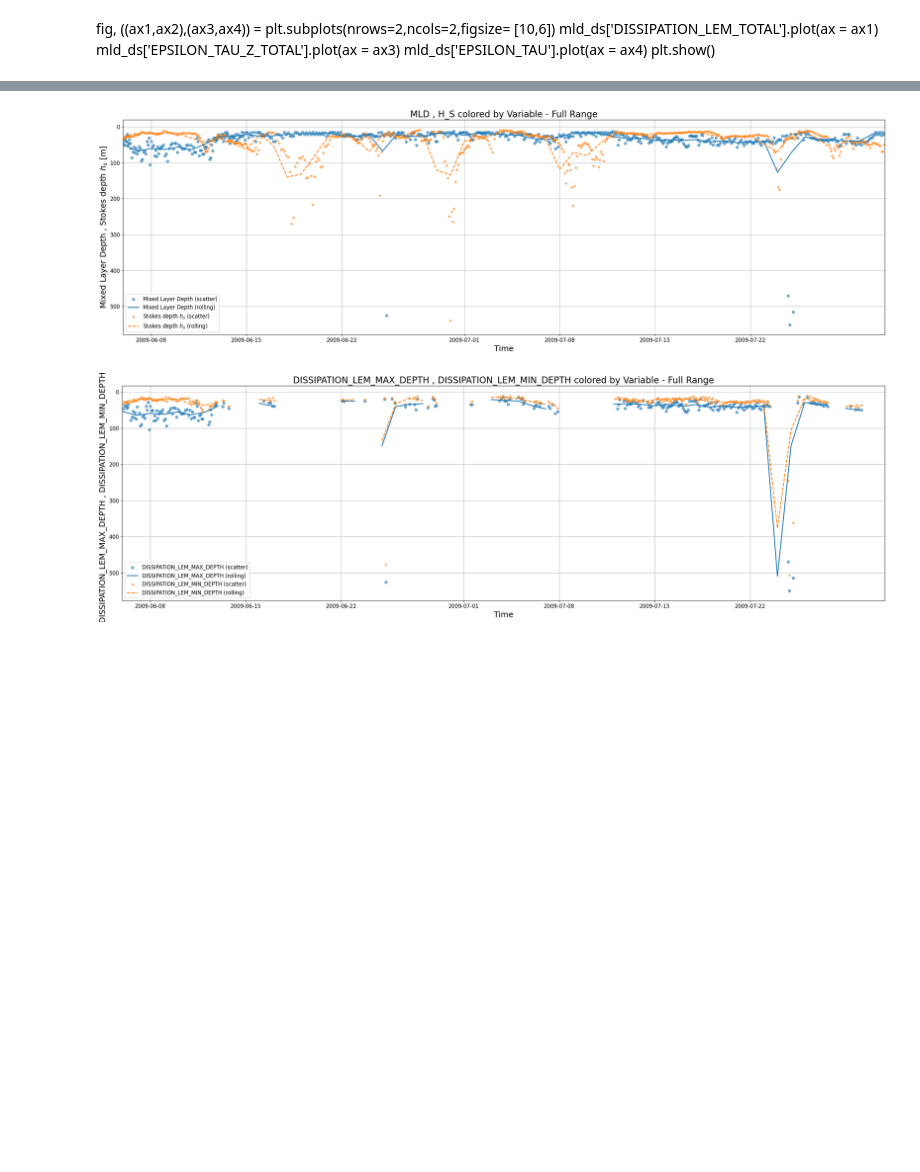
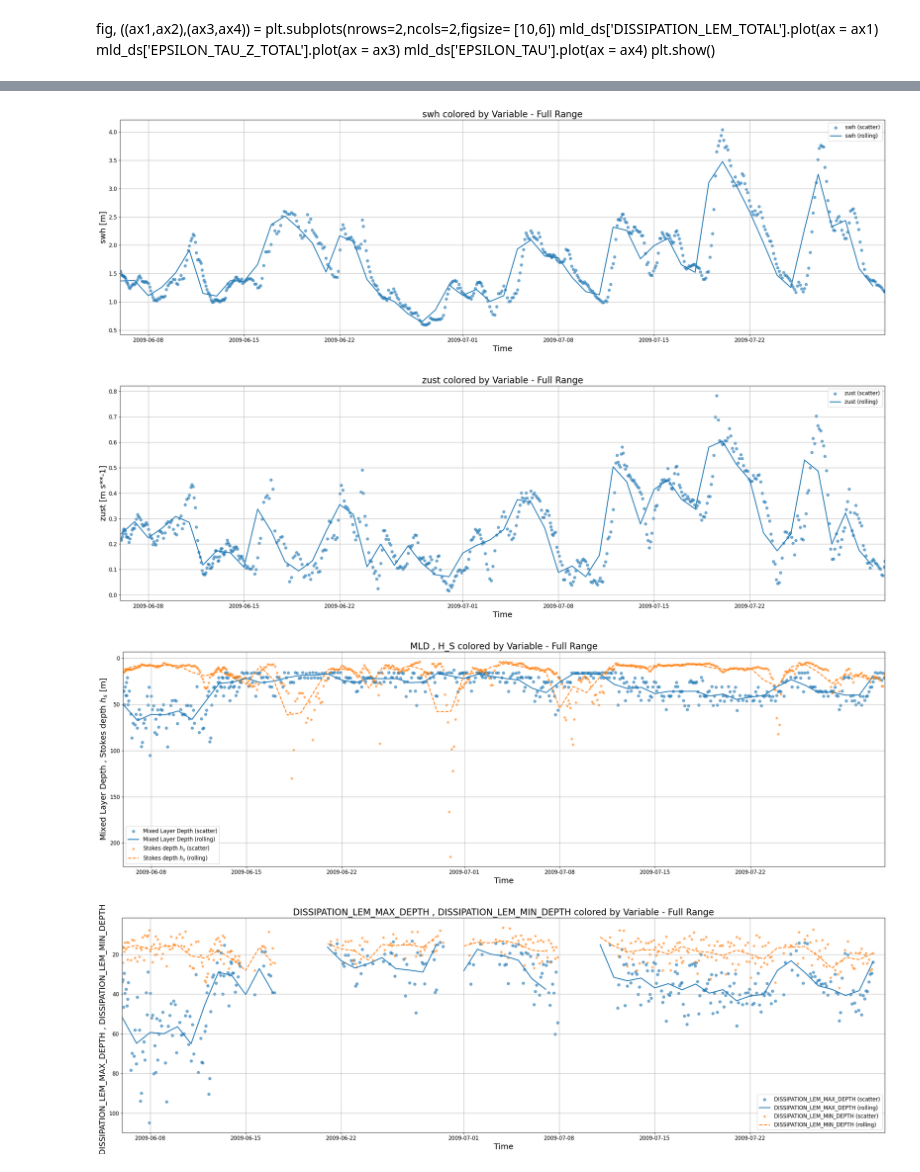
Before and after one commit to tillmrtz/dissipationSML, a Jupyter notebook: notebooks/dissipation_one_glider.ipynb, the cells around one changed output, grey strips where cells are left out. Drawn from its saved outputs; the diff is of its cells as text; code cells hidden in the pictures; blank space fills up the shorter version.

```diff
--- a/notebooks/dissipation_one_glider.ipynb
+++ b/notebooks/dissipation_one_glider.ipynb
@@ -283,0 +579,5 @@ fig, axs = plotting.plot_section(ds_binned, vars=['DISSIPATION_LEM_LOG'], v_res=
+# %%
+mld_th = tools.compute_mld(ds,'SIGMA_T',method = 'threshold', threshold=0.03, use_bins=True, binning = 5)
+#mld_CR = tools.compute_mld(ds,'SIGMA_1',method = 'CR', threshold=-2, use_bins=True, binning = 5)
+importlib.reload(utilities)
+mld_ds = utilities.df_to_ds(mld_th,folder = selected_glider['mission'],glider_name= selected_glider['glider'])
@@ -283,0 +602,6 @@ fig, axs = plotting.plot_section(ds_binned, vars=['DISSIPATION_LEM_LOG'], v_res=
+# %%
+fig, ax = plotting.plot_section(ds, vars=['SIGTHETA'], v_res=10, mld_df = mld_th, levels=True)
+fig, ax = plotting.plot_section(ds, vars=['SIGTHETA'], v_res=10, mld_df = mld_CR, levels=True)
+ax[-1].legend(loc = 'lower left')
+#fig.set_size_inches(16, 8)
+plt.show()
@@ -316,2 +615,0 @@ def add_epsilon_tau(ds, mld_ds):
-# %%
-ds_binned = add_epsilon_tau(ds_binned,mld_ds)
@@ -335,8 +717,7 @@ mld_ds = tools.match_era5_to_mld(mld_ds, ds_ERA5,lon_range=0.25,lat_range=0.25,t
 mld_ds = tools.add_hs(mld_ds)
 # %%
-importlib.reload(tools)
 H_S = mld_ds['H_S'].values
-mld_ds = tools.integrate_in_mld(ds_binned, mld_ds, ['DISSIPATION_LEM'],min_depth=H_S)
-#mld_ds = tools.integrate_in_mld(ds_binned, mld_ds, ['EPSILON_TAU_Z'], min_depth=mld_ds.DISSIPATION_LEM_MIN_DEPTH, max_depth=mld_ds.DISSIPATION_LEM_MAX_DEPTH)
+MLD = mld_ds['MLD'].values
+mld_ds = tools.integrate_in_mld(ds_binned, mld_ds, ['DISSIPATION_LEM'],min_depth=H_S, max_depth=MLD)
 # %% [output]
 Calculating integral for DISSIPATION_LEM...
@@ -374,13 +766,17 @@ mld_ds.to_netcdf(mission_path + '/dissipation_mld.nc')
 # %%
 importlib.reload(plotting)
+fig, axes = plotting.plot_var_from_mld(mld_ds, vars = ['swh'], rolling_str='1D',years = None, plot_type="both", mission_cbar=False, one_plot=True)
+fig, axes = plotting.plot_var_from_mld(mld_ds, vars = ['zust'], rolling_str='1D',years = None, plot_type="both", mission_cbar=False, one_plot=True)
 fig, axes = plotting.plot_var_from_mld(mld_ds, vars = ['MLD','H_S'], rolling_str='1D',years = None, plot_type="both", mission_cbar=False, one_plot=True)
 [ax.invert_yaxis() for ax in axes]
 fig, axes = plotting.plot_var_from_mld(mld_ds, vars = ['DISSIPATION_LEM_MAX_DEPTH','DISSIPATION_LEM_MIN_DEPTH'], rolling_str='1D',years = None, plot_type="both", mission_cbar=False, one_plot=True)
 [ax.invert_yaxis() for ax in axes]
 plt.show()
 # %% [output]
-[figure, old version]
+[figure, new version]
-[figure, old version]
+[figure, new version]
+[figure, added]
+[figure, added]
 # %%
 fig, axes = plotting.plot_var_from_mld(mld_ds, vars = ['DISSIPATION_LEM_TOTAL','EPSILON_TAU','EPSILON_Q'], rolling_str='1D',years = None, plot_type="both", mission_cbar=False, one_plot=True)
 ### make y-axis logarithmic
```
Also changed, not shown: parts of 72 cells of this notebook, 10 other files.
